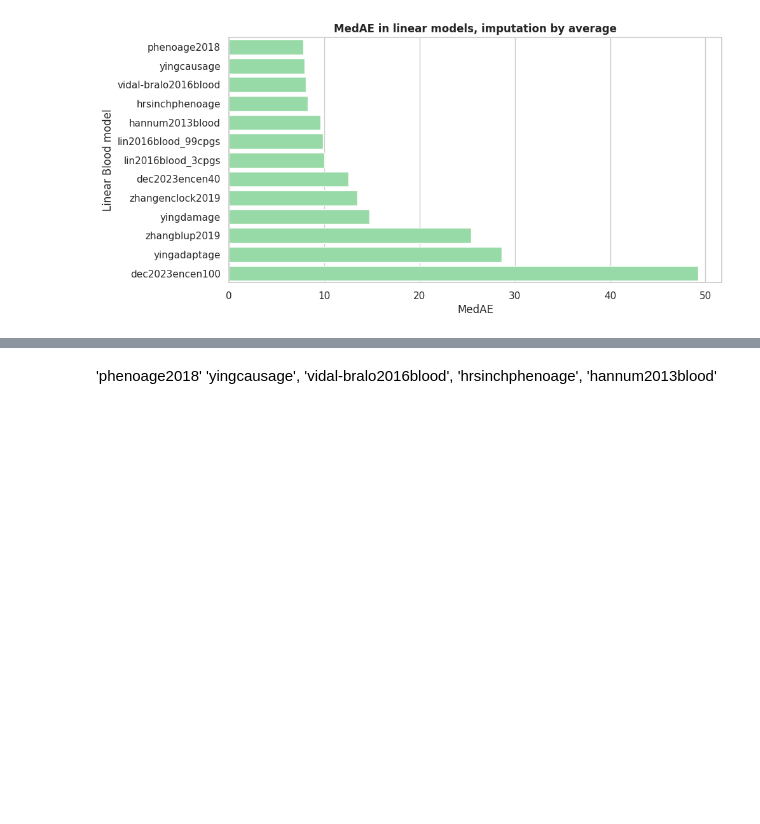
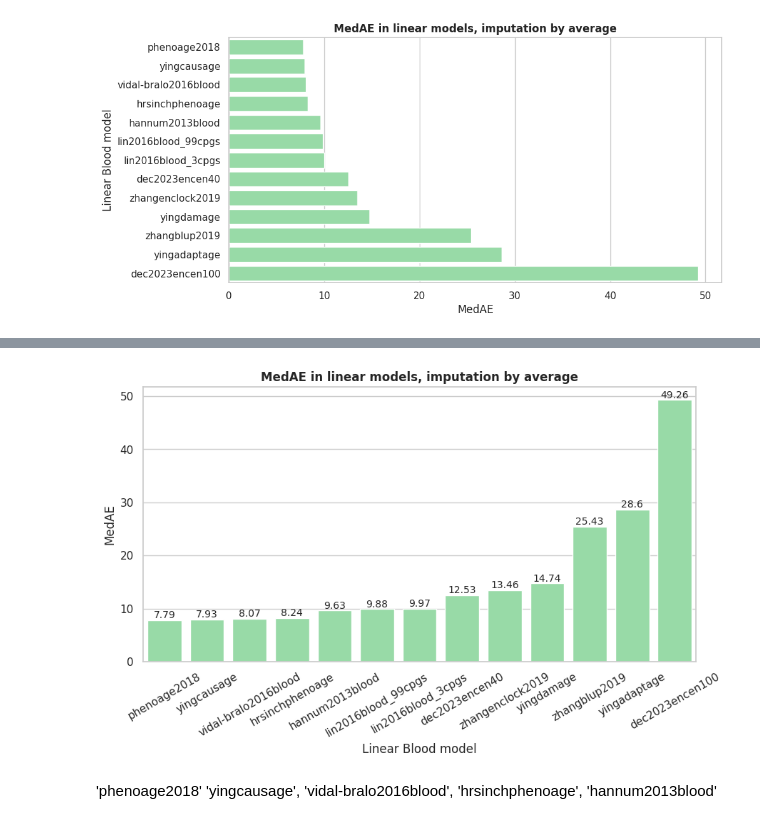
Before and after one commit to ComputationalAgingLab/ComputAge, a Jupyter notebook: lin_models_estimation.ipynb, the cells around one changed output, grey strips where cells are left out. Drawn from its saved outputs; the diff is of its cells as text; code cells hidden in the pictures; blank space fills up the shorter version.

Commit message:
figures

```diff
--- a/lin_models_estimation.ipynb
+++ b/lin_models_estimation.ipynb
@@ -117,3 +117,6 @@ ax.set_title('MedAE in linear models, imputation by average', weight='bold')
 plt.show()
 # %% [output]
 [figure]
+# %%
+dfplot = dfplot.round(2)
+dfplot
@@ -120,14 +138,16 @@ plt.show()
 # %%
 
 fig, ax = plt.subplots(figsize = (10, 5))
-sns.barplot(data=dfplot, x='modelsnames', y= 'medaes', color = 'g')
-
+s = sns.barplot(data=dfplot, x='modelsnames', y= 'medaes', color = 'g')
+s.bar_label(s.containers[0], fontsize=10)
 
 ax.set_ylabel('MedAE')
 ax.set_xlabel('Linear Blood model')
 ax.set_title('MedAE in linear models, imputation by average', weight='bold')
-plt.xticks(rotation=45)
+plt.xticks(rotation=30)
 plt.show()
+# %% [output]
+[figure, added]
 # %% [markdown]
 'phenoage2018'
 'yingcausage',
```
Also changed, not shown: parts of 2 cells of this notebook, 1 other file.
